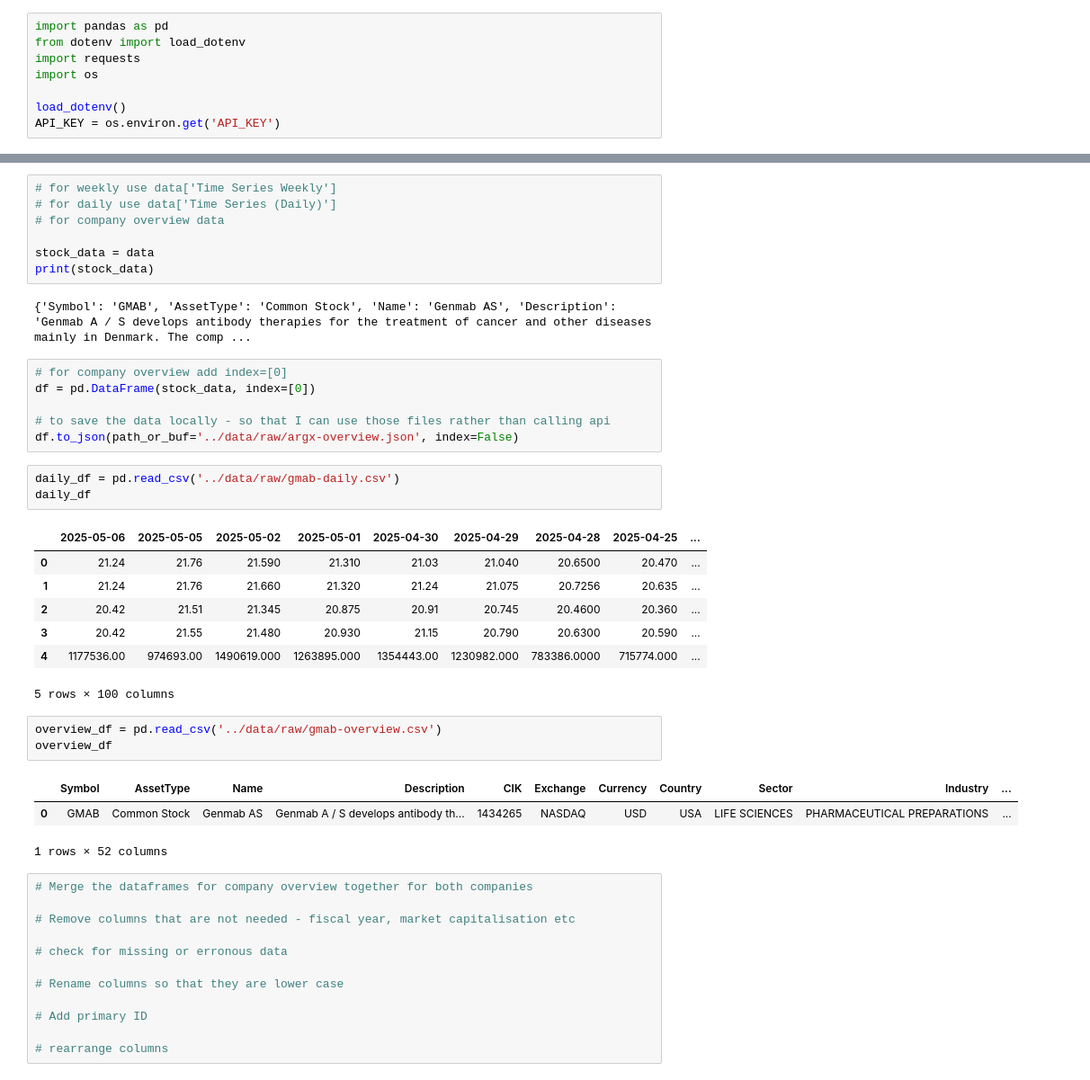
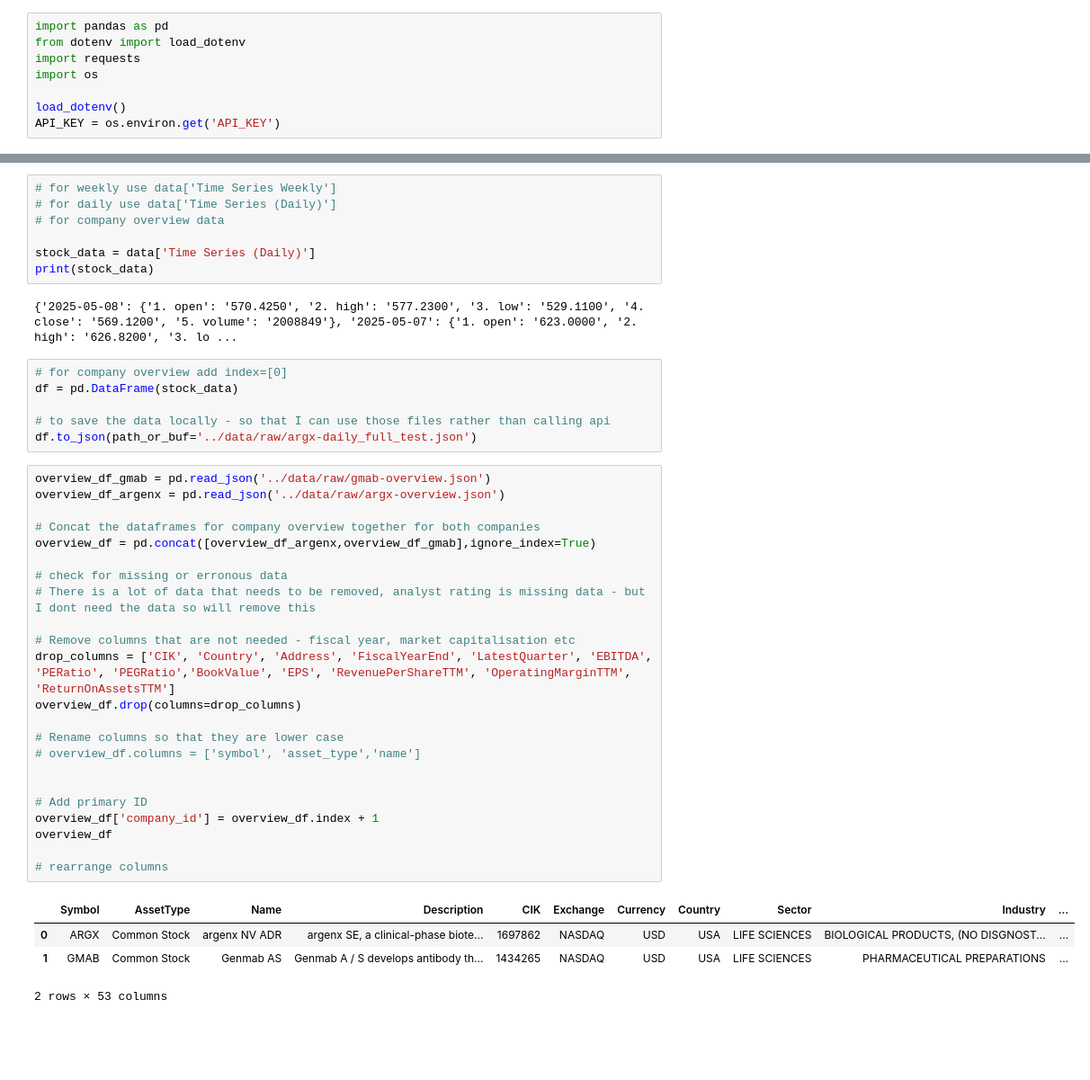
Before and after one commit to SSais/capstone-project, a Jupyter notebook: notebooks/exploratory_anaysis.ipynb, the cells around one changed output, grey strips where cells are left out. Shown: that part at 90% size. Cells and saved outputs as stored; diff of their text form; blank space fills up the shorter version.

```diff
--- a/notebooks/exploratory_anaysis.ipynb
+++ b/notebooks/exploratory_anaysis.ipynb
@@ -40,44 +40,42 @@ print(data['Meta Data'])
 # for daily use data['Time Series (Daily)']
 # for company overview data
 
-stock_data = data
+stock_data = data['Time Series (Daily)']
 print(stock_data)
 # %% [output]
-{'Symbol': 'GMAB', 'AssetType': 'Common Stock', 'Name': 'Genmab AS', 'Description': 'Genmab A / S develops antibody therapies for the treatment of cancer and other diseases mainly in Denmark. The comp ...
+{'2025-05-08': {'1. open': '570.4250', '2. high': '577.2300', '3. low': '529.1100', '4. close': '569.1200', '5. volume': '2008849'}, '2025-05-07': {'1. open': '623.0000', '2. high': '626.8200', '3. lo ...
 # %%
 # for company overview add index=[0]
-df = pd.DataFrame(stock_data, index=[0])
+df = pd.DataFrame(stock_data)
 
 # to save the data locally - so that I can use those files rather than calling api
-df.to_json(path_or_buf='../data/raw/argx-overview.json', index=False)
+df.to_json(path_or_buf='../data/raw/argx-daily_full_test.json')
-# %%
-daily_df = pd.read_csv('../data/raw/gmab-daily.csv')
-daily_df
-# %% [output]
-|  | 2025-05-06 | 2025-05-05 | 2025-05-02 | 2025-05-01 | 2025-04-30 | 2025-04-29 | 2025-04-28 | 2025-04-25 | ... |
-| 0 | 21.24 | 21.76 | 21.590 | 21.310 | 21.03 | 21.040 | 20.6500 | 20.470 | ... |
-| 1 | 21.24 | 21.76 | 21.660 | 21.320 | 21.24 | 21.075 | 20.7256 | 20.635 | ... |
-| 2 | 20.42 | 21.51 | 21.345 | 20.875 | 20.91 | 20.745 | 20.4600 | 20.360 | ... |
-| 3 | 20.42 | 21.55 | 21.480 | 20.930 | 21.15 | 20.790 | 20.6300 | 20.590 | ... |
-| 4 | 1177536.00 | 974693.00 | 1490619.000 | 1263895.000 | 1354443.00 | 1230982.000 | 783386.0000 | 715774.000 | ... |
-5 rows × 100 columns
-# %%
-overview_df = pd.read_csv('../data/raw/gmab-overview.csv')
-overview_df
-# %% [output]
-|  | Symbol | AssetType | Name | Description | CIK | Exchange | Currency | Country | Sector | Industry | ... |
-| 0 | GMAB | Common Stock | Genmab AS | Genmab A / S develops antibody th... | 1434265 | NASDAQ | USD | USA | LIFE SCIENCES | PHARMACEUTICAL PREPARATIONS | ... |
-1 rows × 52 columns
 # %%
-# Merge the dataframes for company overview together for both companies
+overview_df_gmab = pd.read_json('../data/raw/gmab-overview.json')
+overview_df_argenx = pd.read_json('../data/raw/argx-overview.json')
+
+# Concat the dataframes for company overview together for both companies
+overview_df = pd.concat([overview_df_argenx,overview_df_gmab],ignore_index=True)
+
+# check for missing or erronous data
+# There is a lot of data that needs to be removed, analyst rating is missing data - but I dont need the data so will remove this
 
 # Remove columns that are not needed - fiscal year, market capitalisation etc
-
-# check for missing or erronous data
+drop_columns = ['CIK', 'Country', 'Address', 'FiscalYearEnd', 'LatestQuarter', 'EBITDA', 'PERatio', 'PEGRatio','BookValue', 'EPS', 'RevenuePerShareTTM', 'OperatingMarginTTM', 'ReturnOnAssetsTTM']
+overview_df.drop(columns=drop_columns)
 
 # Rename columns so that they are lower case
+# overview_df.columns = ['symbol', 'asset_type','name']
+
 
 # Add primary ID
+overview_df['company_id'] = overview_df.index + 1
+overview_df
 
 # rearrange columns
+# %% [output]
+|  | Symbol | AssetType | Name | Description | CIK | Exchange | Currency | Country | Sector | Industry | ... |
+| 0 | ARGX | Common Stock | argenx NV ADR | argenx SE, a clinical-phase biote... | 1697862 | NASDAQ | USD | USA | LIFE SCIENCES | BIOLOGICAL PRODUCTS, (NO DISGNOST... | ... |
+| 1 | GMAB | Common Stock | Genmab AS | Genmab A / S develops antibody th... | 1434265 | NASDAQ | USD | USA | LIFE SCIENCES | PHARMACEUTICAL PREPARATIONS | ... |
+2 rows × 53 columns
 # %%
```
Also changed, not shown: parts of 4 cells of this notebook, 4 other files.
